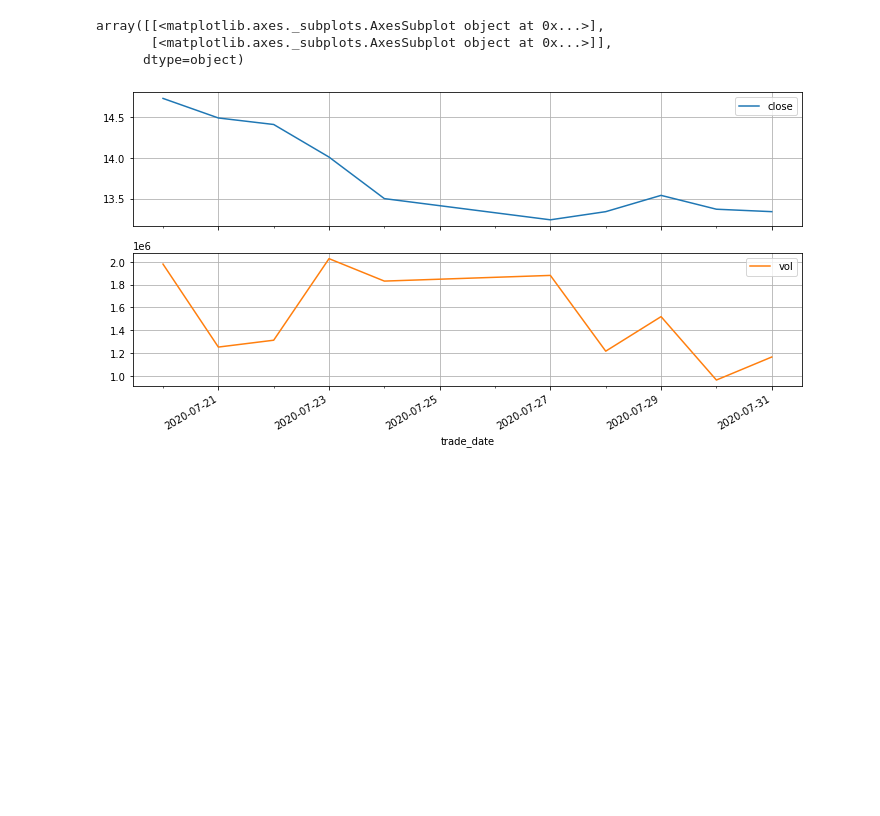
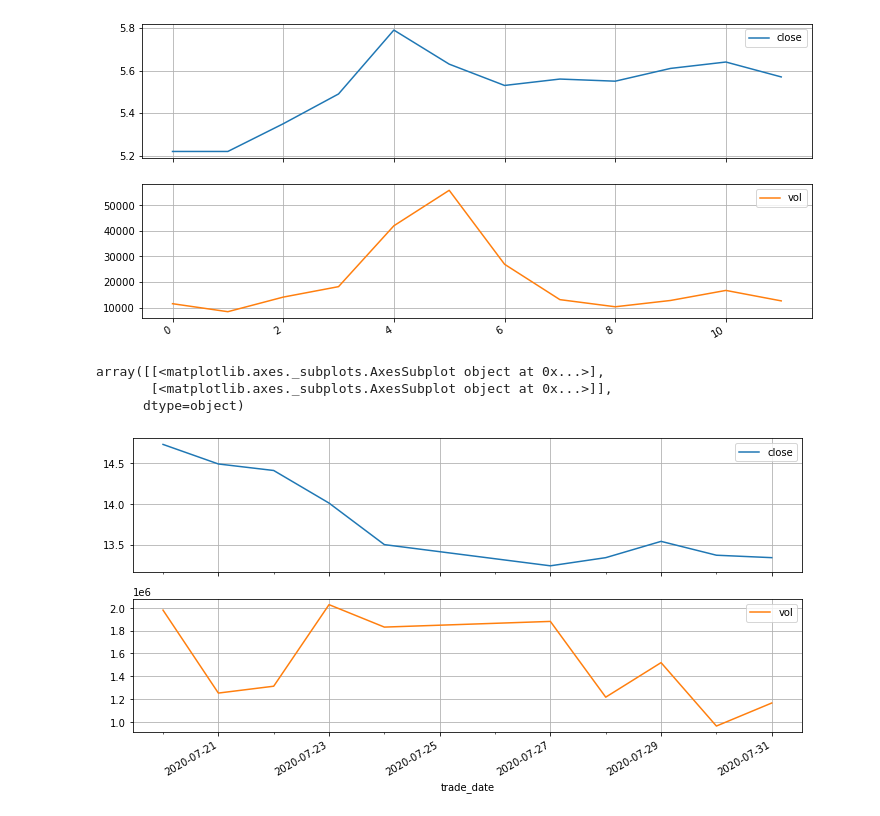
Before and after one commit to wd64759/quants, a Jupyter notebook: quants/abnormal_stocks.ipynb, the cells around one changed output. Drawn from its saved outputs; the diff is of its cells as text; code cells hidden in the pictures; blank space fills up the shorter version.

```diff
--- a/quants/abnormal_stocks.ipynb
+++ b/quants/abnormal_stocks.ipynb
@@ -50,3 +108,11 @@ df_days[df_days.ts_code == '000552.SZ']
+# %%
+def visual_trend(ts_code, start_day='2019-01-01'):
+    tf_trend = load_as_df('select * from tickers where ts_code = "{}" and trade_date >= "{}"'.format(ts_code, start_day))
+    tf_trend[:12][['close','vol']].plot(subplots=True, grid=True, layout=(2,1), figsize=(12,6))
+# %%
+visual_trend('000153.SZ')
+# %% [output]
+[figure, added]
 # %%
 df_sample[['close','vol']].plot(subplots=True, grid=True, layout=(2,1), figsize=(12,6))
 # %% [output]
```
Also changed, not shown: parts of 11 cells of this notebook.
